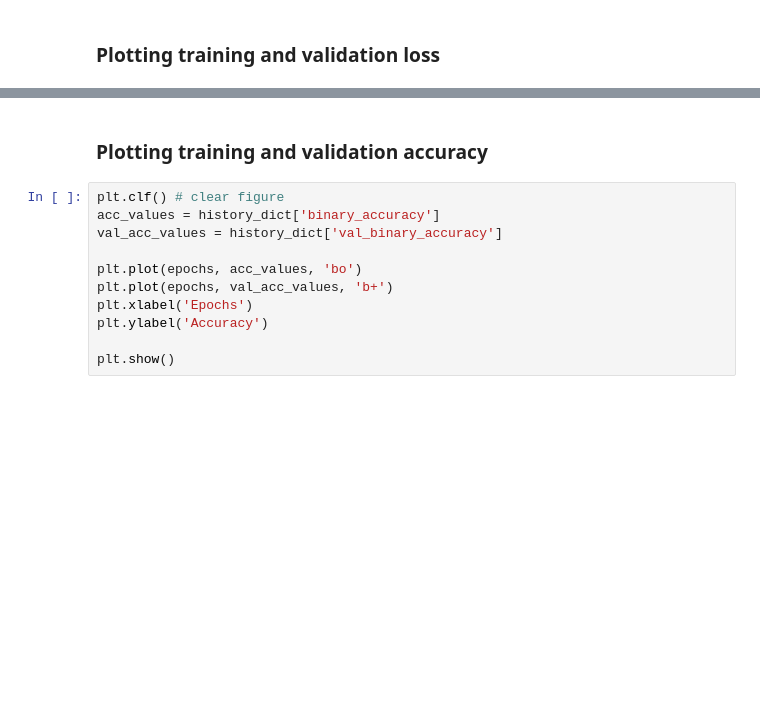
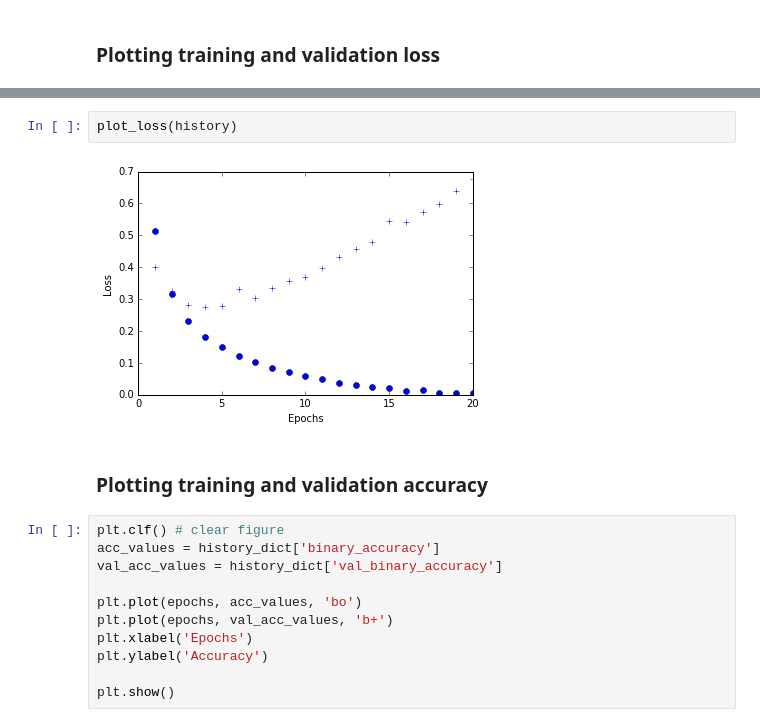
Before and after one commit to elabeca/keras_toy_examples, a Jupyter notebook: imdb.ipynb, the cells around one changed output, grey strips where cells are left out. Cells and saved outputs as stored; diff of their text form; blank space fills up the shorter version.

```diff
--- a/imdb.ipynb
+++ b/imdb.ipynb
@@ -267,3 +294,7 @@ plt.show()
+# %%
+plot_loss(history)
+# %% [output]
+[figure, added]
 # %% [markdown]
 ### Plotting training and validation accuracy
 # %%
```
Also changed, not shown: parts of 30 cells of this notebook.
